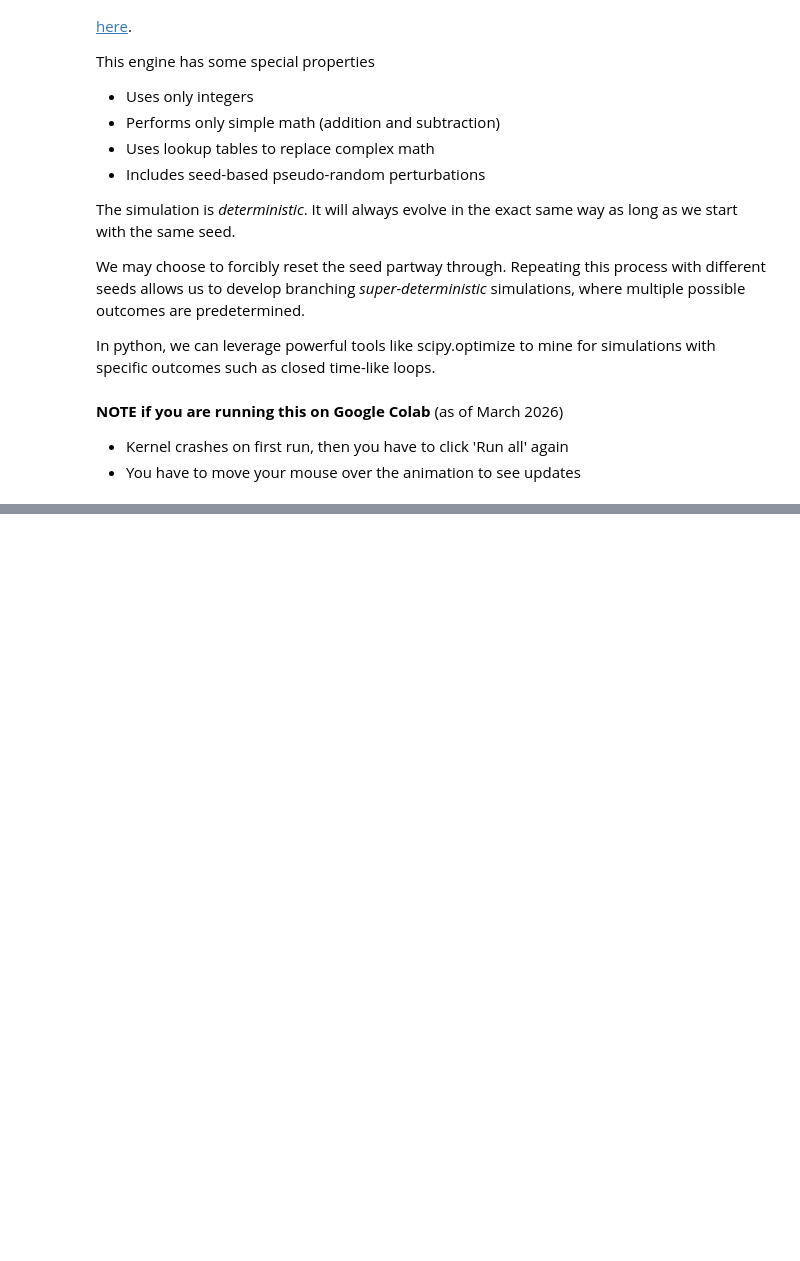
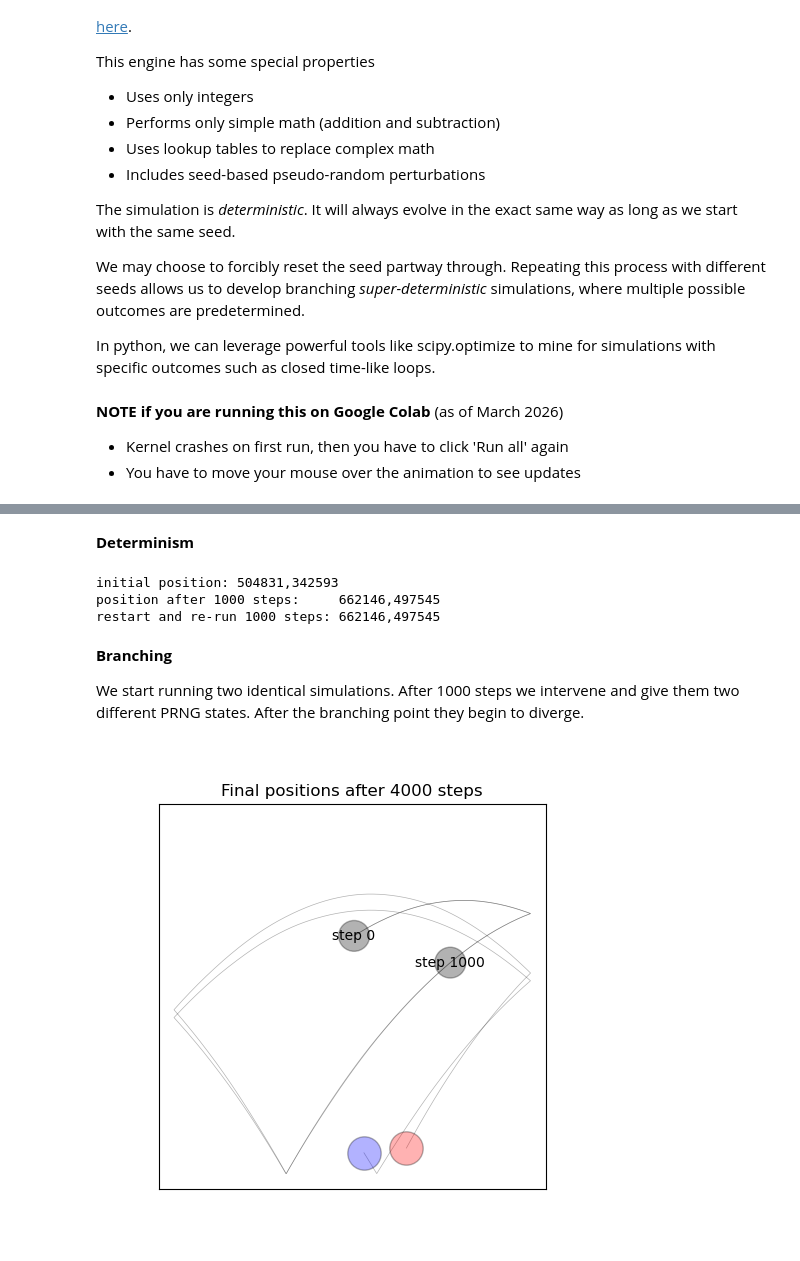
Before and after one commit to tessmero/woo-pong-py, a Jupyter notebook: index.ipynb, the cells around one changed output, grey strips where cells are left out. Saved outputs shown, nothing was run; the diff lists cells and outputs as text; code cells hidden in the pictures; blank space fills up the shorter version.

Commit message:
add branching figure

```diff
--- a/index.ipynb
+++ b/index.ipynb
@@ -56,19 +58,76 @@ DISK_DISK_LUT.lut.shape
+# %% [markdown]
+**Determinism**
 # %%
-# test simulation
-sim = Simulation(DISK_DISK_LUT,seed=1234,n_disks=10)
 
 # helper to print the x,y position of the first disk
-def report_disk():
+def report_disk(sim):
     disk = sim.disks[0]
     state = disk.currentState
     return f"{state.x},{state.y}"
 
-print(f"initial position: {report_disk()}")
+# create new simulation
+sim = Simulation(DISK_DISK_LUT,seed=1234,n_disks=10)
+print(f"initial position: {report_disk(sim)}")
 
 # advance simulation
 n_steps = 1000
 for i in range(n_steps):
     active_step(sim)
+print(f"position after {n_steps} steps:     {report_disk(sim)}")
 
-print(f"position after {n_steps} steps: {report_disk()}")
+# rebuild identical simulation to reach the same final position
+sim = Simulation(DISK_DISK_LUT,seed=1234,n_disks=10)
+for i in range(n_steps):
+    active_step(sim)
+print(f"restart and re-run {n_steps} steps: {report_disk(sim)}")
+# %% [output]
+initial position: 504831,342593
+position after 1000 steps:     662146,497545
+restart and re-run 1000 steps: 662146,497545
+# %% [markdown]
+**Branching**
+
+We start running two identical simulations. After 1000 steps we intervene and give them two different PRNG states. After the branching point they begin to diverge.
+# %%
+# render simulation using pyplot
+from woo_pong_py.util import sim_pyplot
+
+start_seed = 1234 # common starting seed
+branch_on_step = 1000
+n_disks = 1
+
+# locate position of start and branch points
+test_sim = Simulation(DISK_DISK_LUT,seed=start_seed,n_disks=n_disks)
+start_x = test_sim.disks[0].currentState.x
+start_y = test_sim.disks[0].currentState.y
+for i in range(branch_on_step):
+    active_step(test_sim)
+branch_x = test_sim.disks[0].currentState.x
+branch_y = test_sim.disks[0].currentState.y
+
+# build two simulations that will start out identical
+red_sim = Simulation(DISK_DISK_LUT,seed=start_seed,n_disks=n_disks)
+red_sim.branch_on_step = branch_on_step
+red_sim.branch_seed = 1111
+
+blue_sim = Simulation(DISK_DISK_LUT,seed=start_seed,n_disks=n_disks)
+blue_sim.branch_on_step = branch_on_step
+blue_sim.branch_seed = 2222
+
+# plot the disk paths, starting point and branching point
+fig = sim_pyplot(
+    [red_sim,blue_sim],
+    colors=['red', 'blue'],
+    step_count = 4000,
+    static_circles=[
+        {'x': start_x, 'y': start_y, 'radius': DISK_RADIUS, 'color': 'black', 'alpha': 0.3,
+         'label': f"step 0"},
+        {'x': branch_x, 'y': branch_y, 'radius': DISK_RADIUS, 'color': 'black', 'alpha': 0.3,
+         'label': f"step {branch_on_step}"},
+    ],
+)
+
+#fig
+# %% [output]
+[figure, added]
 # %%
```
Also changed, not shown: parts of 3 cells of this notebook, 2 other files.
